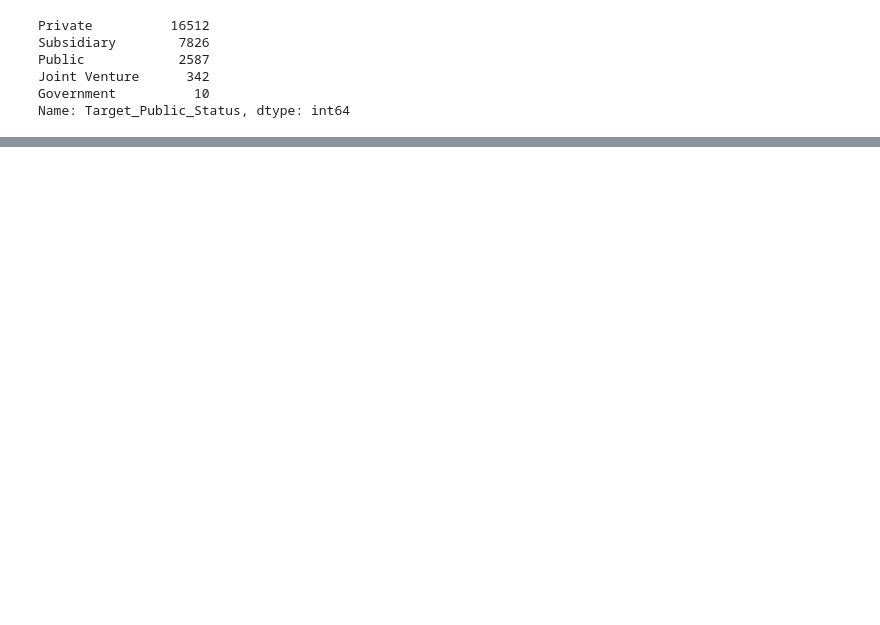
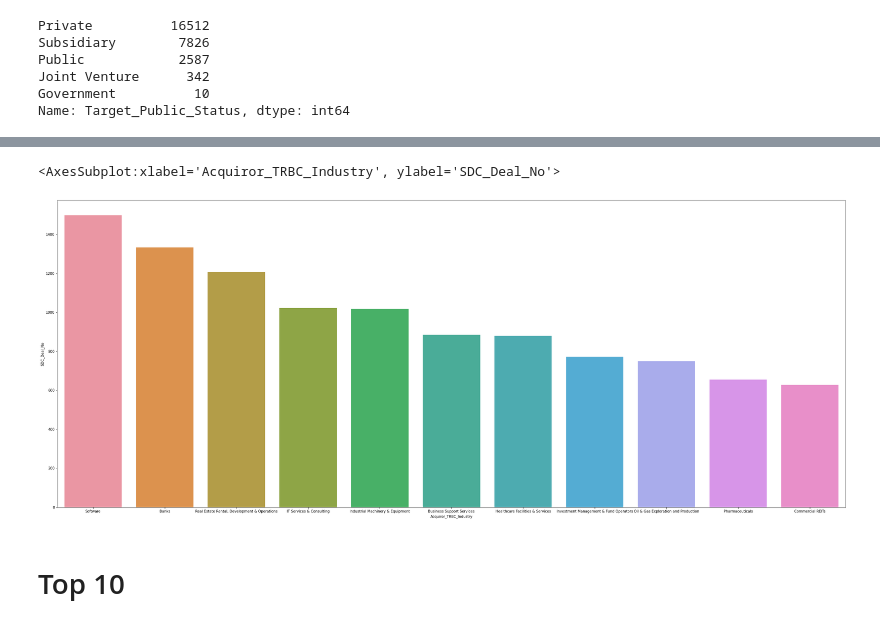
Before and after one commit to cobergmann/MA_PREDICTOR, a Jupyter notebook: notebooks/data_exploration_v.ipynb, the cells around one changed output, grey strips where cells are left out. Cells and saved outputs as stored; diff of their text form; code cells hidden in the pictures; blank space fills up the shorter version.

```diff
--- a/notebooks/data_exploration_v.ipynb
+++ b/notebooks/data_exploration_v.ipynb
@@ -571,0 +875,5 @@ Name: Target_Public_Status, dtype: int64
+# %%
+df_us_filtered_clean_acquiror_industry = df_us_filtered_clean.groupby('Acquiror_TRBC_Industry',sort=False).count()
+df_us_filtered_clean_acquiror_industry = df_us_filtered_clean_acquiror_industry.reset_index().sort_values(by='SDC_Deal_No',ascending=False)
+df_us_filtered_clean_acquiror_industry = df_us_filtered_clean_acquiror_industry[['Acquiror_TRBC_Industry', 'SDC_Deal_No']]
+df_us_filtered_clean_acquiror_industry.head(11)
@@ -571,0 +893,8 @@ Name: Target_Public_Status, dtype: int64
+# %%
+plt.figure(figsize=(40, 16))
+sns.barplot(data=df_us_filtered_clean_acquiror_industry.head(11),x='Acquiror_TRBC_Industry', y='SDC_Deal_No')
+# %% [output]
+<AxesSubplot:xlabel='Acquiror_TRBC_Industry', ylabel='SDC_Deal_No'>
+[figure, added]
+# %% [markdown]
+# Top 10
```
Also changed, not shown: parts of 57 cells of this notebook.
